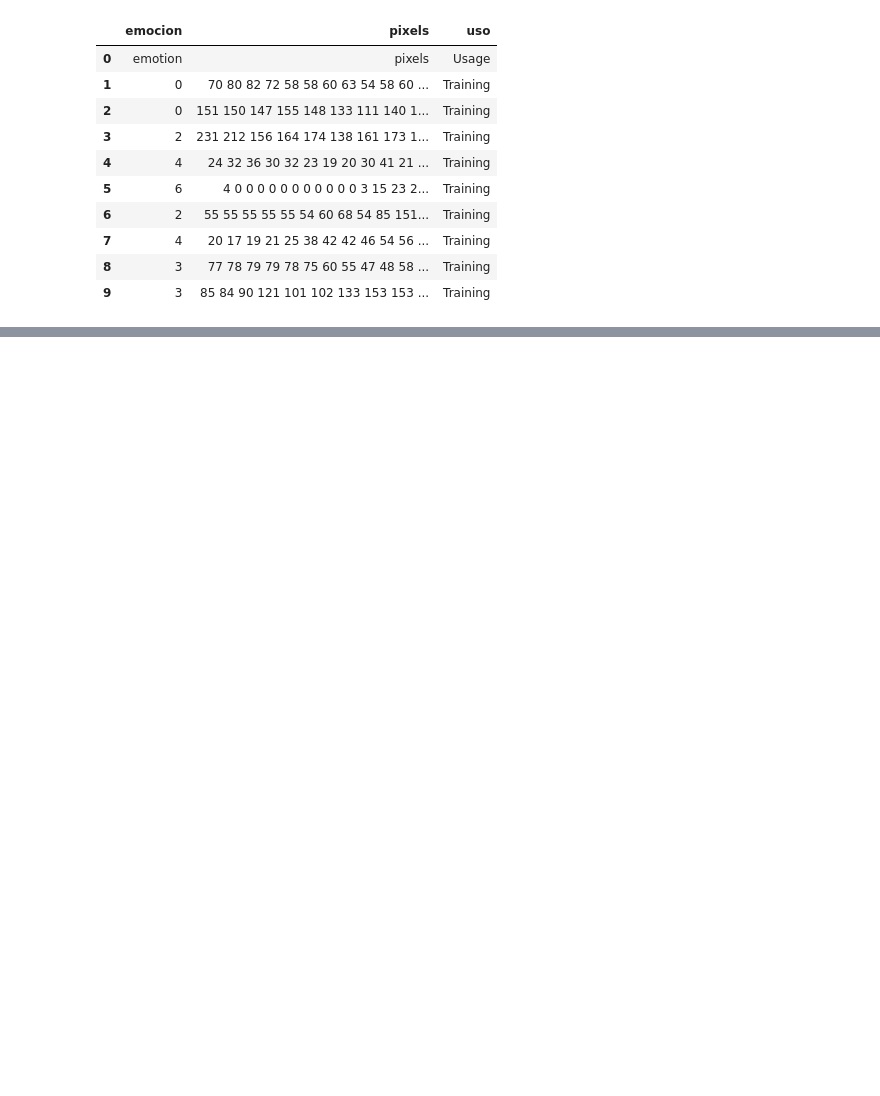
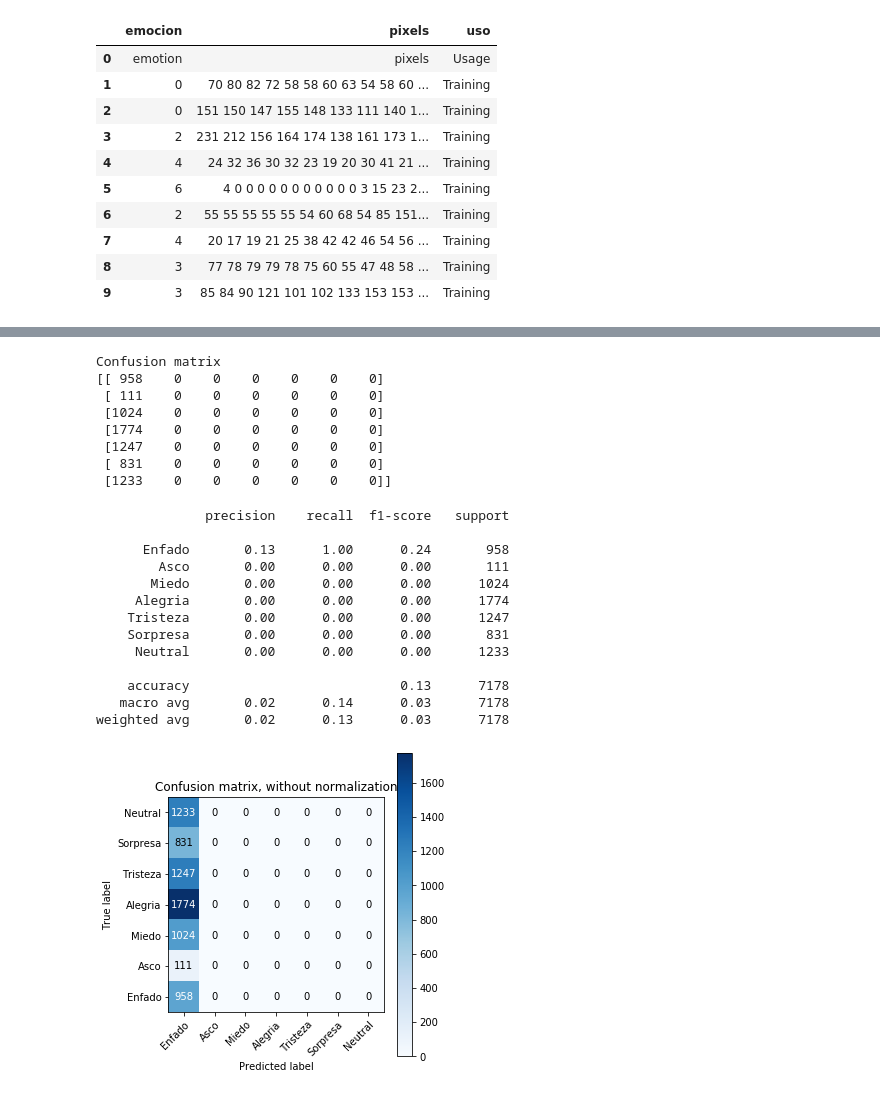
Before and after one commit to matgar03/TFGMGP, a Jupyter notebook: Notebooks/AlexNet.ipynb, the cells around one changed output, grey strips where cells are left out. Drawn from its saved outputs; the diff is of its cells as text; code cells hidden in the pictures; blank space fills up the shorter version.

```diff
--- a/Notebooks/AlexNet.ipynb
+++ b/Notebooks/AlexNet.ipynb
@@ -210,3 +145,24 @@ def plot_confusion_matrix(y_true, y_pred, classes,
                     color="white" if cm[i, j] > thresh else "black")
     fig.tight_layout()
     return ax
+# %%
+model = Sequential()
+
+model.add(Conv2D(48,(11,11),input_shape=X_train.shape[1:],padding = 'same', strides = 1, activation = 'relu'))
+model.add(MaxPooling2D(pool_size=(2, 2)))
+model.add(Conv2D(128,(5,5),input_shape=X_train.shape[1:],padding = 'same', strides = 1, activation = 'relu'))
+model.add(MaxPooling2D(pool_size=(2, 2)))
+model.add(Conv2D(192,(3,3),input_shape=X_train.shape[1:],padding = 'same', strides = 1, activation = 'relu'))
+model.add(Conv2D(192,(3,3),input_shape=X_train.shape[1:],padding = 'same', strides = 1, activation = 'relu'))
+model.add(Conv2D(128,(3,3),input_shape=X_train.shape[1:],padding = 'same', strides = 1, activation = 'relu'))
+model.add(MaxPooling2D(pool_size=(2, 2)))
+
+
+model.add(Flatten())
+model.add(Dense(4096, activation='relu'))
+model.add(Dense(2048, activation='relu'))
+model.add(Dense(class_num, activation='softmax' ))
+model.summary()
+
+optimizer = 'adam'
+model.compile(loss='categorical_crossentropy', optimizer=optimizer, metrics=['accuracy'])
@@ -212,0 +187,10 @@ def plot_confusion_matrix(y_true, y_pred, classes,
+# %%
+epochs = 100
+
+es = EarlyStopping(monitor='val_loss', patience=10, verbose=0, mode='min')
+mc = ModelCheckpoint('.anet_0.hdf5', save_best_only=True, monitor='val_loss', mode='min')
+rlr = ReduceLROnPlateau(monitor='val_loss', factor=0.1, patience=5, verbose=1, mode='min')
+
+np.random.seed(17)
+cb =  [es,mc,rlr]
+model.fit(X_train, Y_train, validation_data=(X_test, Y_test), epochs=epochs, batch_size=64, callbacks = cb)
@@ -212,0 +216,33 @@ def plot_confusion_matrix(y_true, y_pred, classes,
+# %%
+model.load_weights('.anet_0.hdf5')
+pred = np.array(model.predict(X_test))
+pred = np.around(pred)
+pred = pred.astype(int)
+Y_test = Y_test.astype(int)
+
+
+plot_confusion_matrix(Y_test.argmax(axis=1),pred.argmax(axis=1),label_map)
+print(cr(Y_test.argmax(axis=1),pred.argmax(axis=1),target_names = label_map))
+# %% [output]
+Confusion matrix
+[[ 958    0    0    0    0    0    0]
+ [ 111    0    0    0    0    0    0]
+ [1024    0    0    0    0    0    0]
+ [1774    0    0    0    0    0    0]
+ [1247    0    0    0    0    0    0]
+ [ 831    0    0    0    0    0    0]
+ [1233    0    0    0    0    0    0]]
+              precision    recall  f1-score   support
+
+      Enfado       0.13      1.00      0.24       958
+        Asco       0.00      0.00      0.00       111
+       Miedo       0.00      0.00      0.00      1024
+     Alegria       0.00      0.00      0.00      1774
+    Tristeza       0.00      0.00      0.00      1247
+    Sorpresa       0.00      0.00      0.00       831
+     Neutral       0.00      0.00      0.00      1233
+
+    accuracy                           0.13      7178
+   macro avg       0.02      0.14      0.03      7178
+weighted avg       0.02      0.13      0.03      7178
+[figure, added]
```
Also changed, not shown: parts of 12 cells of this notebook, 2 other files.
